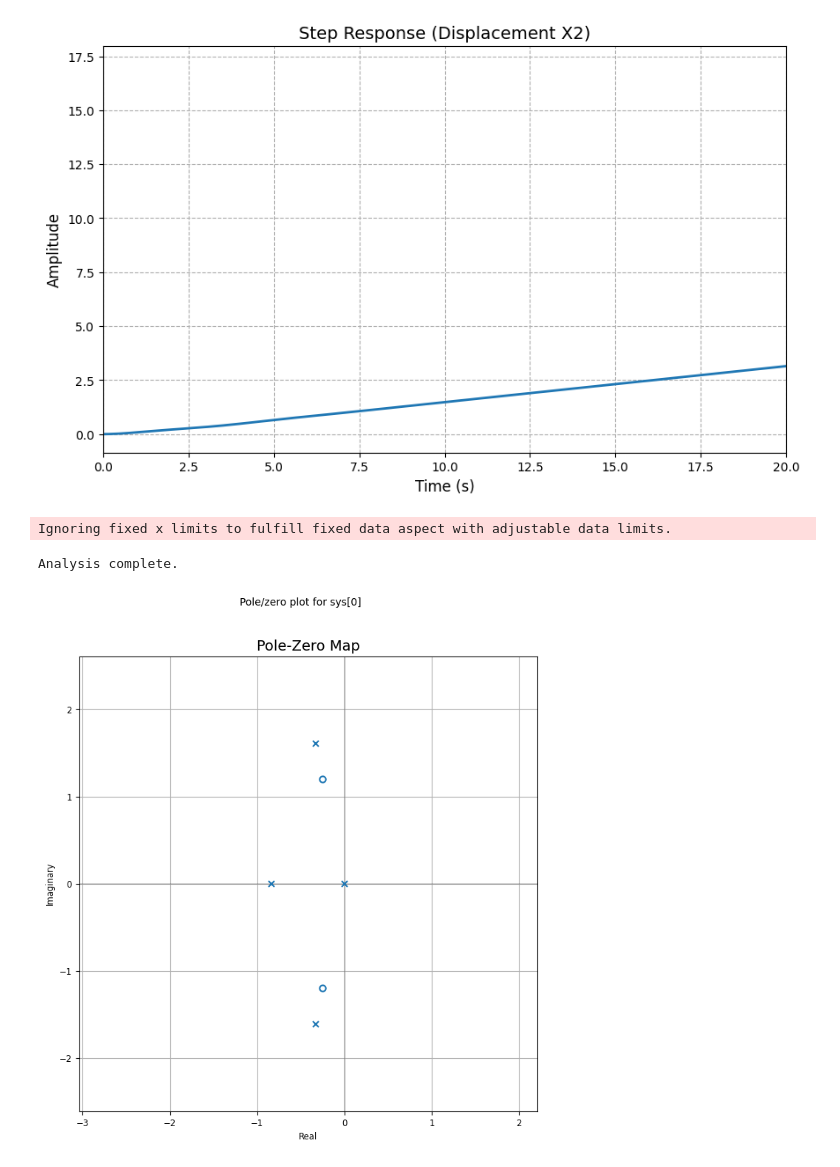
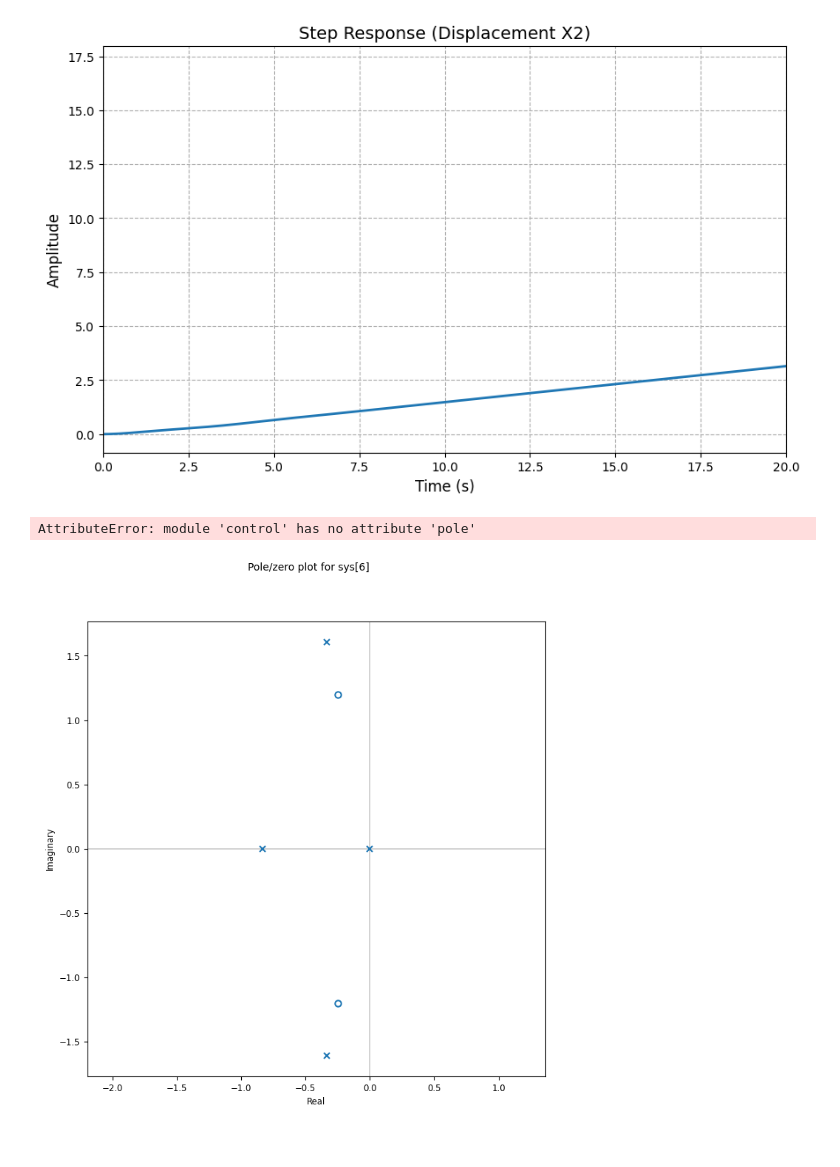
Before and after one commit to LatinaAC/ControlSystem, a Jupyter notebook: MidtermExam/Problem03.ipynb, the cells around one changed output. Saved outputs shown, nothing was run; the diff lists cells and outputs as text; code cells hidden in the pictures.

```diff
--- a/MidtermExam/Problem03.ipynb
+++ b/MidtermExam/Problem03.ipynb
@@ -23,19 +23,15 @@ plt.savefig('step_response.png')
 # %%
 # 2. Pole-Zero Map
 plt.figure(figsize=(8, 8))
 control.pzmap(sys, plot=True)
-
-# Correct function name: poles
-poles = control.poles(sys)
-
+poles = control.pole(sys)
 plt.title('Pole-Zero Map', fontsize=14)
 plt.grid(True)
 plt.xlim(np.real(poles).min() - 1, 1)
 plt.ylim(np.imag(poles).min() - 1, np.imag(poles).max() + 1)
 plt.savefig('pzmap.png')
 
 print("Analysis complete.")
 # %% [output]
-Ignoring fixed x limits to fulfill fixed data aspect with adjustable data limits.
+AttributeError: module 'control' has no attribute 'pole'
-Analysis complete.
-[figure, old version]
+[figure, new version]
```
Also changed, not shown: 2 other files.
